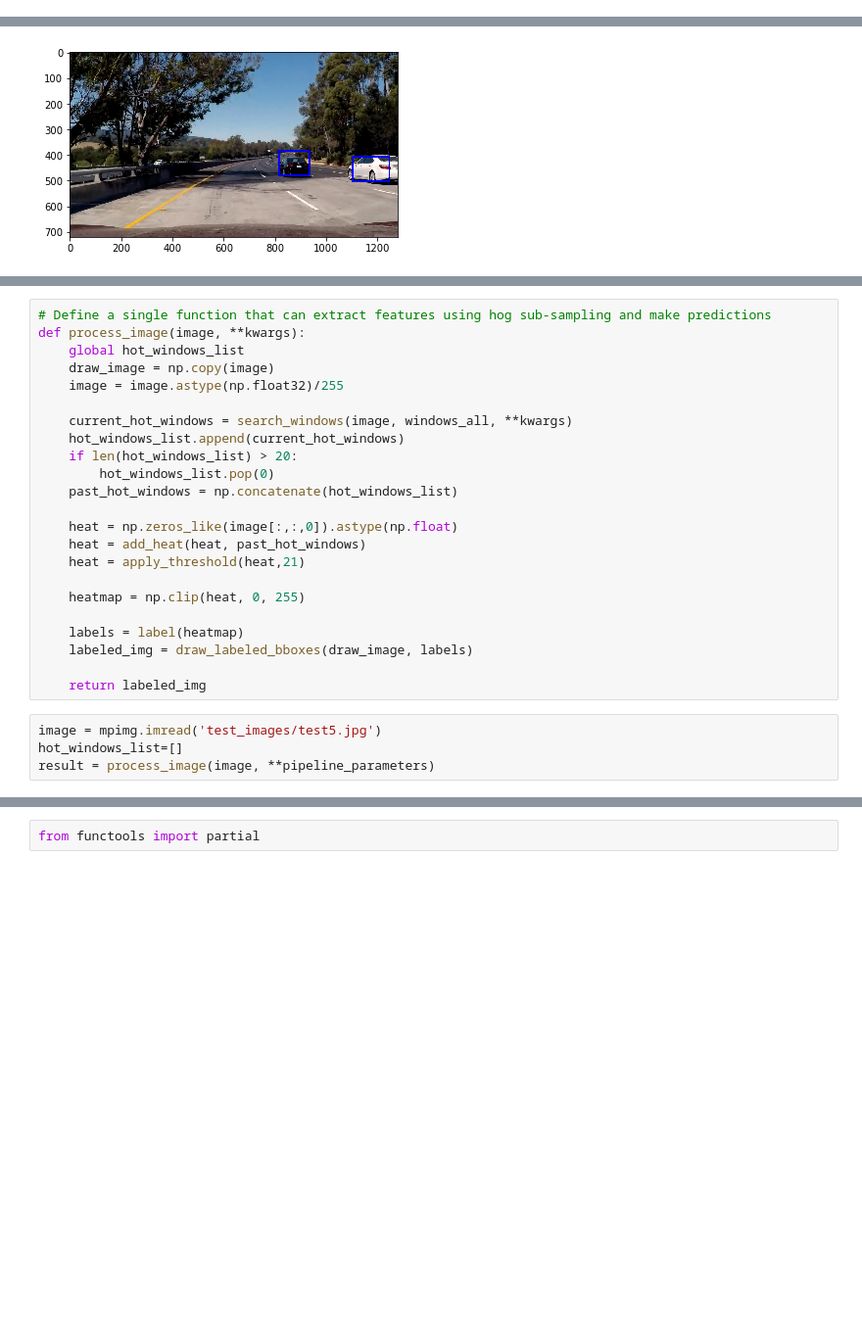
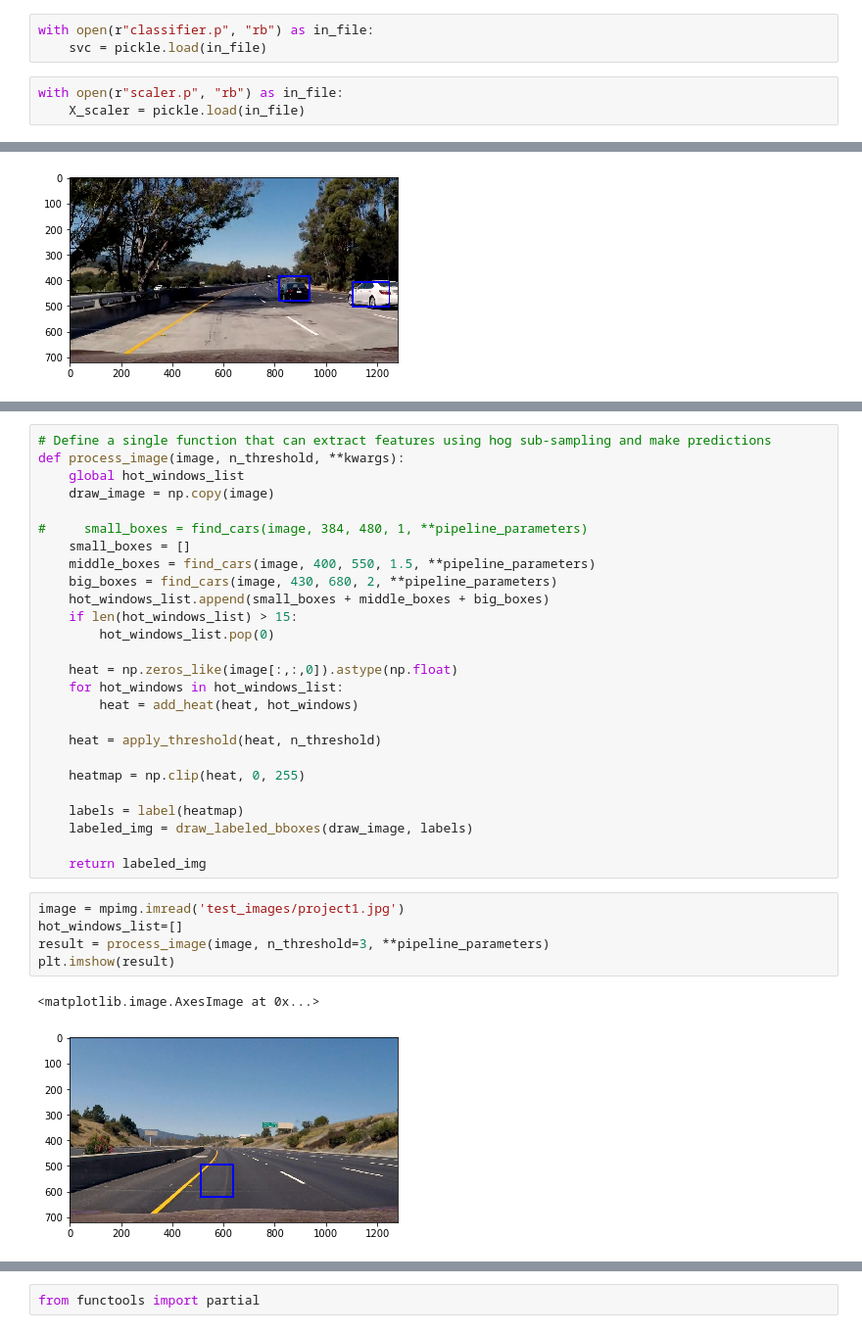
Before and after one commit to shuangxia/self-driving-car-engineer, a Jupyter notebook: P5-submission/vehicles_detection.ipynb, the cells around one changed output, grey strips where cells are left out. Shown at 98% size. Cells and saved outputs as stored; diff of their text form; blank space fills up the shorter version.

```diff
--- a/P5-submission/vehicles_detection.ipynb
+++ b/P5-submission/vehicles_detection.ipynb
@@ -260,6 +259,12 @@ with open(r"classifier.p", "wb") as output_file:
 # %%
 with open(r"scaler.p", "wb") as output_file:
     pickle.dump(X_scaler, output_file)
+# %%
+with open(r"classifier.p", "rb") as in_file:
+    svc = pickle.load(in_file)
+# %%
+with open(r"scaler.p", "rb") as in_file:
+    X_scaler = pickle.load(in_file)
 # %% [markdown]
 ## Put together a pipeline
 # %%
@@ -366,19 +385,22 @@ plt.imshow(labeled_img)
 # %%
 # Define a single function that can extract features using hog sub-sampling and make predictions
-def process_image(image, **kwargs):
+def process_image(image, n_threshold, **kwargs):
     global hot_windows_list
     draw_image = np.copy(image)
-    image = image.astype(np.float32)/255
 
-    current_hot_windows = search_windows(image, windows_all, **kwargs)
-    hot_windows_list.append(current_hot_windows)
-    if len(hot_windows_list) > 20:
+#     small_boxes = find_cars(image, 384, 480, 1, **pipeline_parameters)
+    small_boxes = []
+    middle_boxes = find_cars(image, 400, 550, 1.5, **pipeline_parameters)
+    big_boxes = find_cars(image, 430, 680, 2, **pipeline_parameters)
+    hot_windows_list.append(small_boxes + middle_boxes + big_boxes)
+    if len(hot_windows_list) > 15:
         hot_windows_list.pop(0)
-    past_hot_windows = np.concatenate(hot_windows_list)
 
     heat = np.zeros_like(image[:,:,0]).astype(np.float)
-    heat = add_heat(heat, past_hot_windows)
-    heat = apply_threshold(heat,21)
+    for hot_windows in hot_windows_list:
+        heat = add_heat(heat, hot_windows)
+
+    heat = apply_threshold(heat, n_threshold)
 
     heatmap = np.clip(heat, 0, 255)
 
@@ -387,6 +409,10 @@ def process_image(image, **kwargs):
 
     return labeled_img
 # %%
-image = mpimg.imread('test_images/test5.jpg')
+image = mpimg.imread('test_images/project1.jpg')
 hot_windows_list=[]
-result = process_image(image, **pipeline_parameters)
+result = process_image(image, n_threshold=3, **pipeline_parameters)
+plt.imshow(result)
+# %% [output]
+<matplotlib.image.AxesImage at 0x...>
+[figure, added]
```
Also changed, not shown: parts of 7 cells of this notebook, 52 other files.
